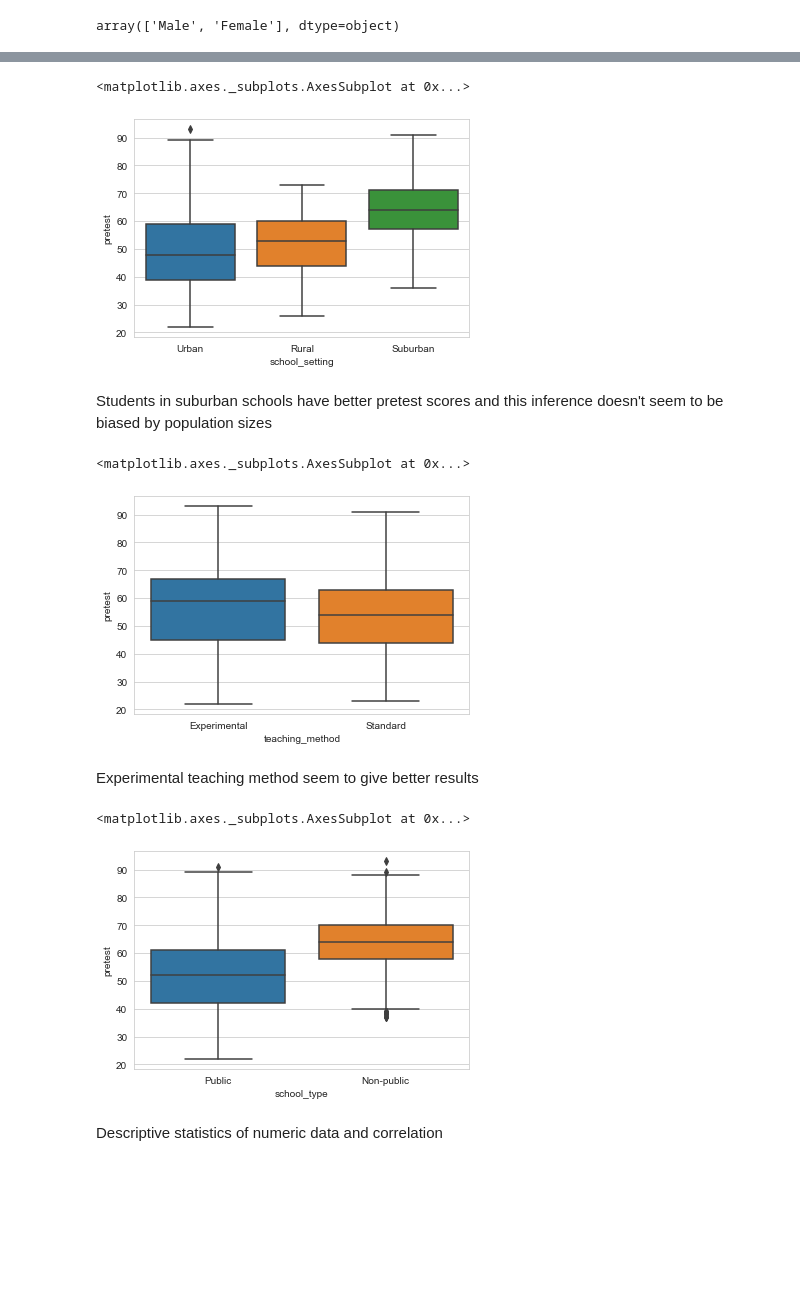
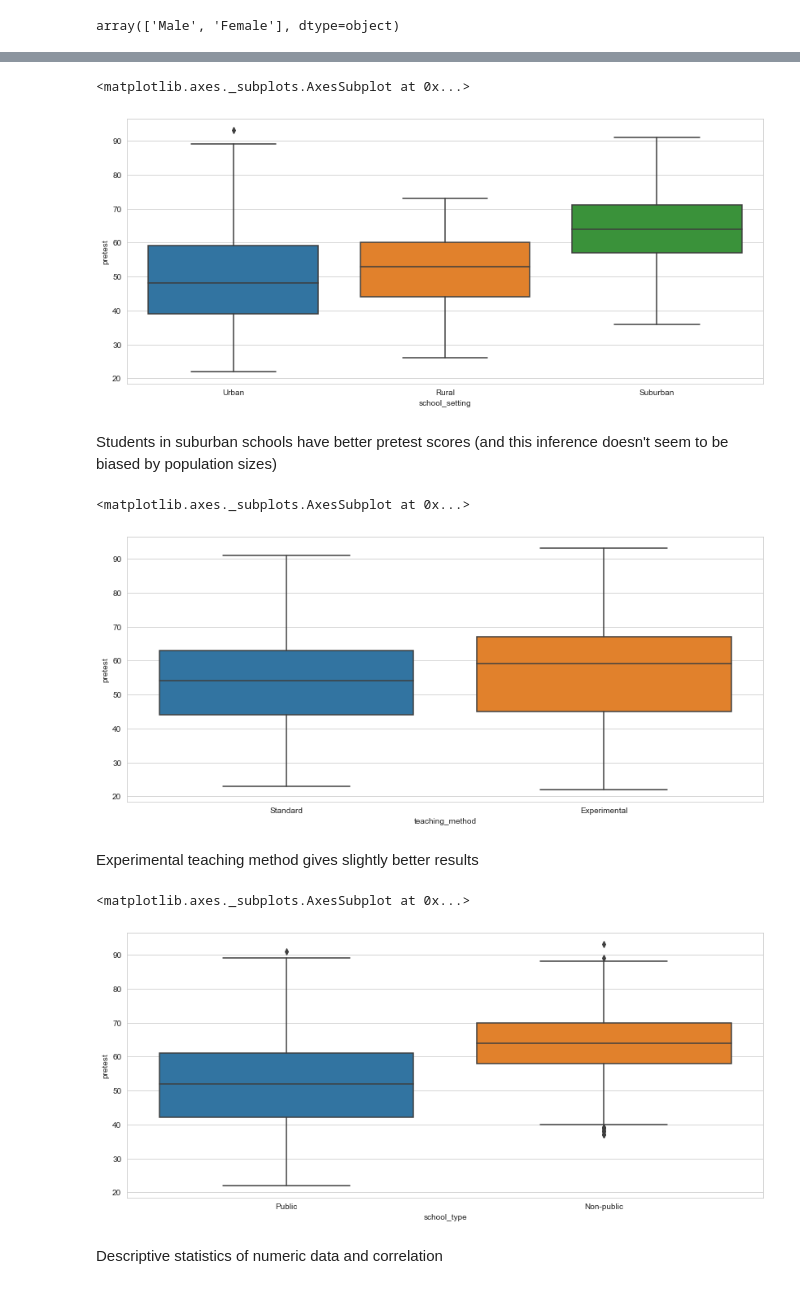
Before and after one commit to tolgarecep/test-scores, a Jupyter notebook: test-scores.ipynb, the cells around one changed output, grey strips where cells are left out. Drawn from its saved outputs; the diff is of its cells as text; code cells hidden in the pictures; blank space fills up the shorter version.

```diff
--- a/test-scores.ipynb
+++ b/test-scores.ipynb
@@ -59,22 +62,25 @@ sns.boxplot(data=data, x="school", y="pretest", whis=np.inf).tick_params(labelsi
 # %%
+plt.subplots(figsize=(14, 6))
 sns.boxplot(data=data,x="school_setting",y="pretest")
 # %% [output]
 <matplotlib.axes._subplots.AxesSubplot at 0x...>
-[figure, old version]
+[figure, new version]
 # %% [markdown]
-Students in suburban schools have better pretest scores and this inference doesn't seem to be biased by population sizes
+Students in suburban schools have better pretest scores (and this inference doesn't seem to be biased by population sizes)
 # %%
+plt.figure(figsize=(14, 6))
 sns.boxplot(data=data,x="teaching_method",y="pretest")
 # %% [output]
 <matplotlib.axes._subplots.AxesSubplot at 0x...>
-[figure, old version]
+[figure, new version]
 # %% [markdown]
-Experimental teaching method seem to give better results
+Experimental teaching method gives slightly better results
 # %%
+plt.figure(figsize=(14, 6))
 sns.boxplot(data=data,x="school_type",y="pretest")
 # %% [output]
 <matplotlib.axes._subplots.AxesSubplot at 0x...>
-[figure, old version]
+[figure, new version]
 # %% [markdown]
 Descriptive statistics of numeric data and correlation
 # %%
```
Also changed, not shown: parts of 26 cells of this notebook, 1 other file.
